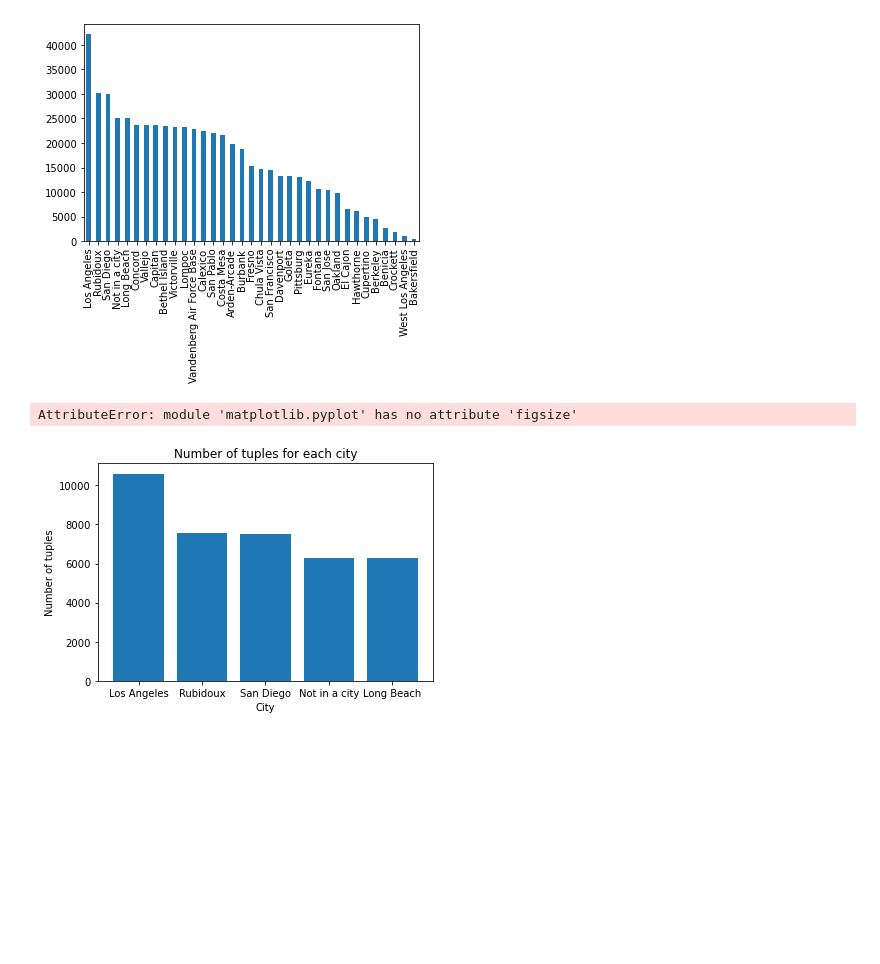
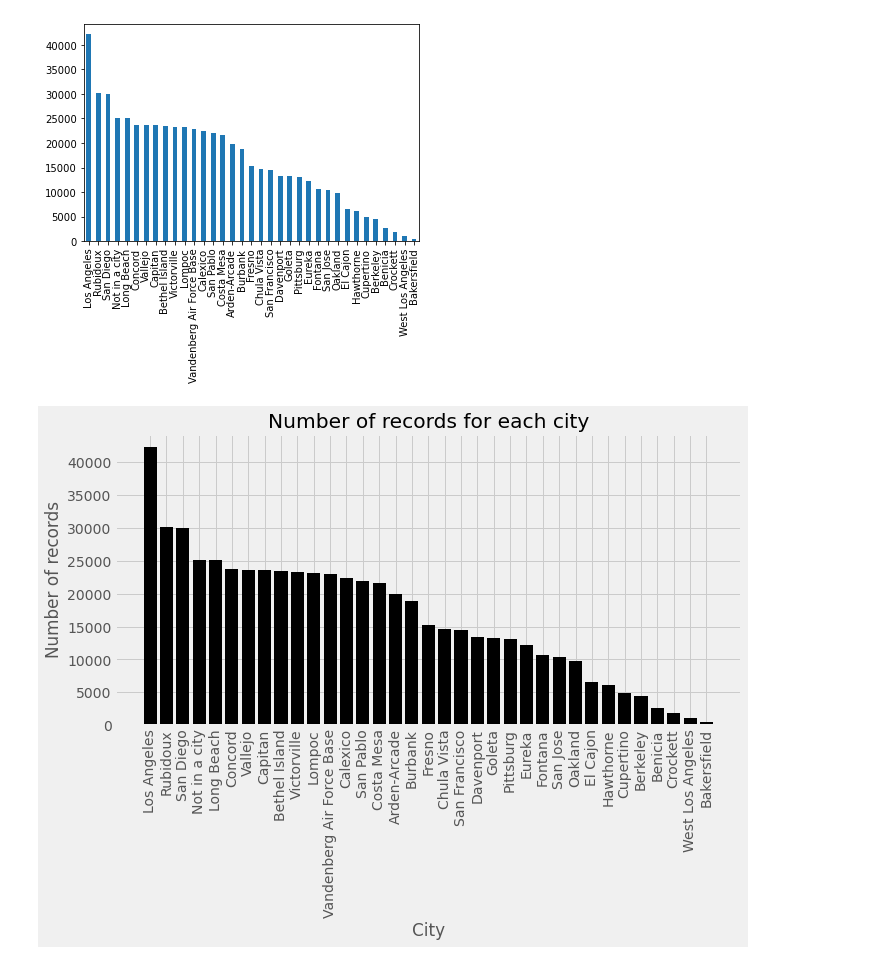
Before and after one commit to nnajmi/MachineLearning, a Jupyter notebook: US-Pollution/Data Exploration.ipynb, the cells around one changed output. Drawn from its saved outputs; the diff is of its cells as text; code cells hidden in the pictures; blank space fills up the shorter version.

```diff
--- a/US-Pollution/Data Exploration.ipynb
+++ b/US-Pollution/Data Exploration.ipynb
@@ -278,16 +266,20 @@ data['City'].value_counts().sort_values(ascending = False).plot(kind = 'bar')
 <matplotlib.axes._subplots.AxesSubplot at 0x...>
 [figure]
 # %%
-d = pd.DataFrame(data['City'].value_counts().sort_values(ascending = False)).head(5)
-#temp = pd.DataFrame(temp)
-d.reset_index(inplace=True)
-d.iloc[:, 0]
-plt.bar(d.iloc[:, 0], d.iloc[:, 1])
-plt.title("Number of tuples for each city")
+cityRecords = pd.DataFrame(data['City'].value_counts().sort_values(ascending = False))
+cityRecords.reset_index(inplace=True)
+cityRecords.iloc[:, 0]
+plt.figure(figsize=(10, 5))
+plt.bar(cityRecords.iloc[:, 0], cityRecords.iloc[:, 1], color = 'k')
+plt.title("Number of records for each city")
 plt.xlabel("City")
-plt.ylabel("Number of tuples")
+plt.ylabel("Number of records")
+plt.xticks(rotation=90)
+#plt.style.available
+plt.style.use('fivethirtyeight')
+plt.savefig('test.png')
+plt.show()
 # %% [output]
-AttributeError: module 'matplotlib.pyplot' has no attribute 'figsize'
-[figure, old version]
+[figure, new version]
 # %%
 data['Date Local'] = pd.to_datetime(data['Date Local'],format='%m/%d/%Y')
```
Also changed, not shown: parts of 4 cells of this notebook, 2 other files.
